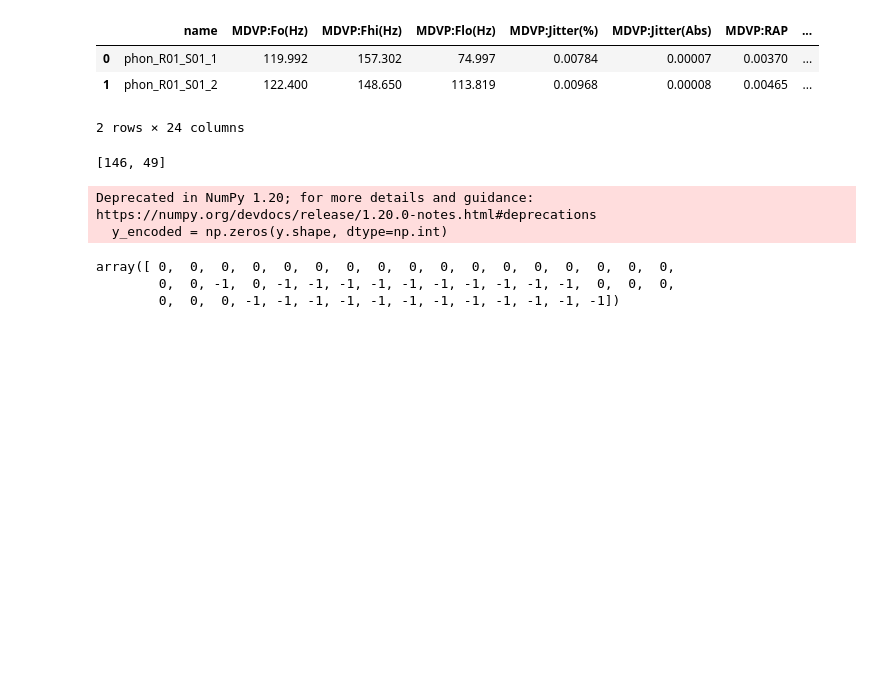
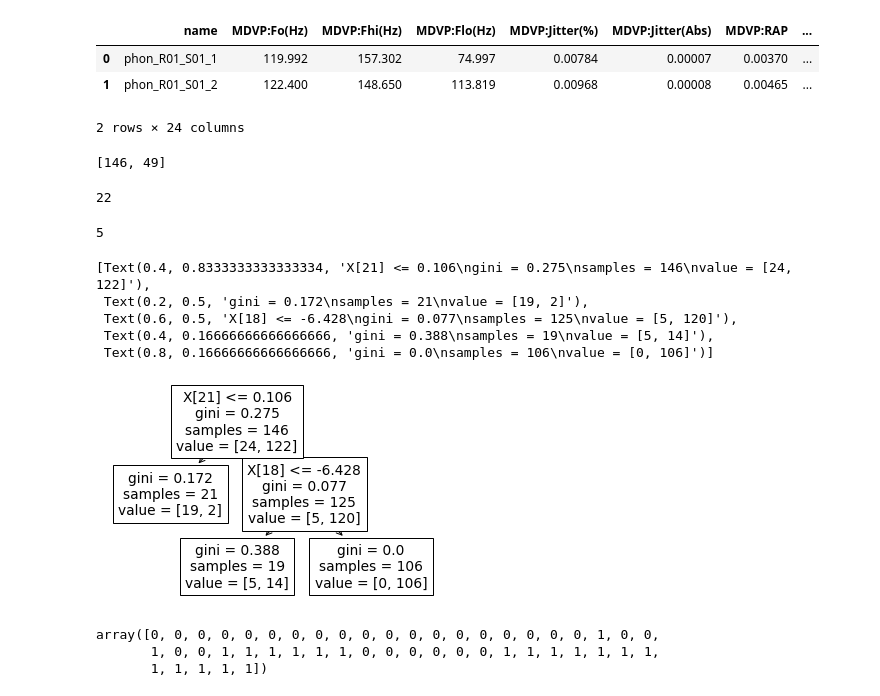
Before and after one commit to isorser/Situaciones-de-Aprendizaje-IA, a Jupyter notebook: SA_IA_ejemplo.ipynb, the cells around one changed output. Saved outputs shown, nothing was run; the diff lists cells and outputs as text; code cells hidden in the pictures; blank space fills up the shorter version.

```diff
--- a/SA_IA_ejemplo.ipynb
+++ b/SA_IA_ejemplo.ipynb
@@ -31,7 +32,8 @@ data.head(2)
 | 1 | phon_R01_S01_2 | 122.400 | 148.650 | 113.819 | 0.00968 | 0.00008 | 0.00465 | ... |
 2 rows × 24 columns
 # %%
-N_train = int(0.75 * len(data))
+f = 0.75
+N_train = int(f * len(data))
 N_test = len(data) - N_train
 [N_train, N_test]
 # %% [output]
@@ -40,8 +42,9 @@ N_test = len(data) - N_train
 data_train = data.iloc[:N_train]
 data_test = data.iloc[N_train:]
 # %%
-feat_index = [1,2,3,4,5,6,7,8,9,10,11,12,13,14,15,16,18,19,20,21,22]
-features = [data_train.columns[i] for i in feat_index]
+feat_index = [1, 2, 3, 4, 5, 6, 7, 8, 9, 10, 11, 12, 13, 14, 15, 16, 18, 19, 20, 21, 22, 23]
+subset_feat_index = feat_index
+features = [data_train.columns[i] for i in subset_feat_index]
 target = data_train.columns[17]
 # %%
 X_train = np.array(data_train[features])
@@ -50,10 +53,7 @@ Y_train = np.array(data_train['status'])
 X_test = np.array(data_test[features])
 Y_test = np.array(data_test['status'])
 # %%
-clf = tree.DecisionTreeClassifier()
+clf = tree.DecisionTreeClassifier(max_leaf_nodes=3, min_samples_split = 2, min_samples_leaf = 1)
 clf = clf.fit(X_train, Y_train)
-# %% [output]
-Deprecated in NumPy 1.20; for more details and guidance: https://numpy.org/devdocs/release/1.20.0-notes.html#deprecations
-  y_encoded = np.zeros(y.shape, dtype=np.int)
 # %%
 Y_pred = clf.predict(X_test)
@@ -60,6 +61,23 @@ Y_pred = clf.predict(X_test)
-# %%
-Y_test - Y_pred
-# %% [output]
-array([ 0,  0,  0,  0,  0,  0,  0,  0,  0,  0,  0,  0,  0,  0,  0,  0,  0,
-        0,  0, -1,  0, -1, -1, -1, -1, -1, -1, -1, -1, -1, -1,  0,  0,  0,
-        0,  0,  0, -1, -1, -1, -1, -1, -1, -1, -1, -1, -1, -1, -1])
+# %%
+clf.max_features_
+# %% [output]
+22
+# %%
+clf.tree_.node_count
+# %% [output]
+5
+# %%
+tree.plot_tree(clf)
+# %% [output]
+[Text(0.4, 0.8333333333333334, 'X[21] <= 0.106\ngini = 0.275\nsamples = 146\nvalue = [24, 122]'),
+ Text(0.2, 0.5, 'gini = 0.172\nsamples = 21\nvalue = [19, 2]'),
+ Text(0.6, 0.5, 'X[18] <= -6.428\ngini = 0.077\nsamples = 125\nvalue = [5, 120]'),
+ Text(0.4, 0.16666666666666666, 'gini = 0.388\nsamples = 19\nvalue = [5, 14]'),
+ Text(0.8, 0.16666666666666666, 'gini = 0.0\nsamples = 106\nvalue = [0, 106]')]
+[figure, added]
+# %%
+Y_pred - Y_test
+# %% [output]
+array([0, 0, 0, 0, 0, 0, 0, 0, 0, 0, 0, 0, 0, 0, 0, 0, 0, 0, 0, 1, 0, 0,
+       1, 0, 0, 1, 1, 1, 1, 1, 1, 0, 0, 0, 0, 0, 0, 1, 1, 1, 1, 1, 1, 1,
+       1, 1, 1, 1, 1])
```
Also changed, not shown: parts of 3 cells of this notebook.
